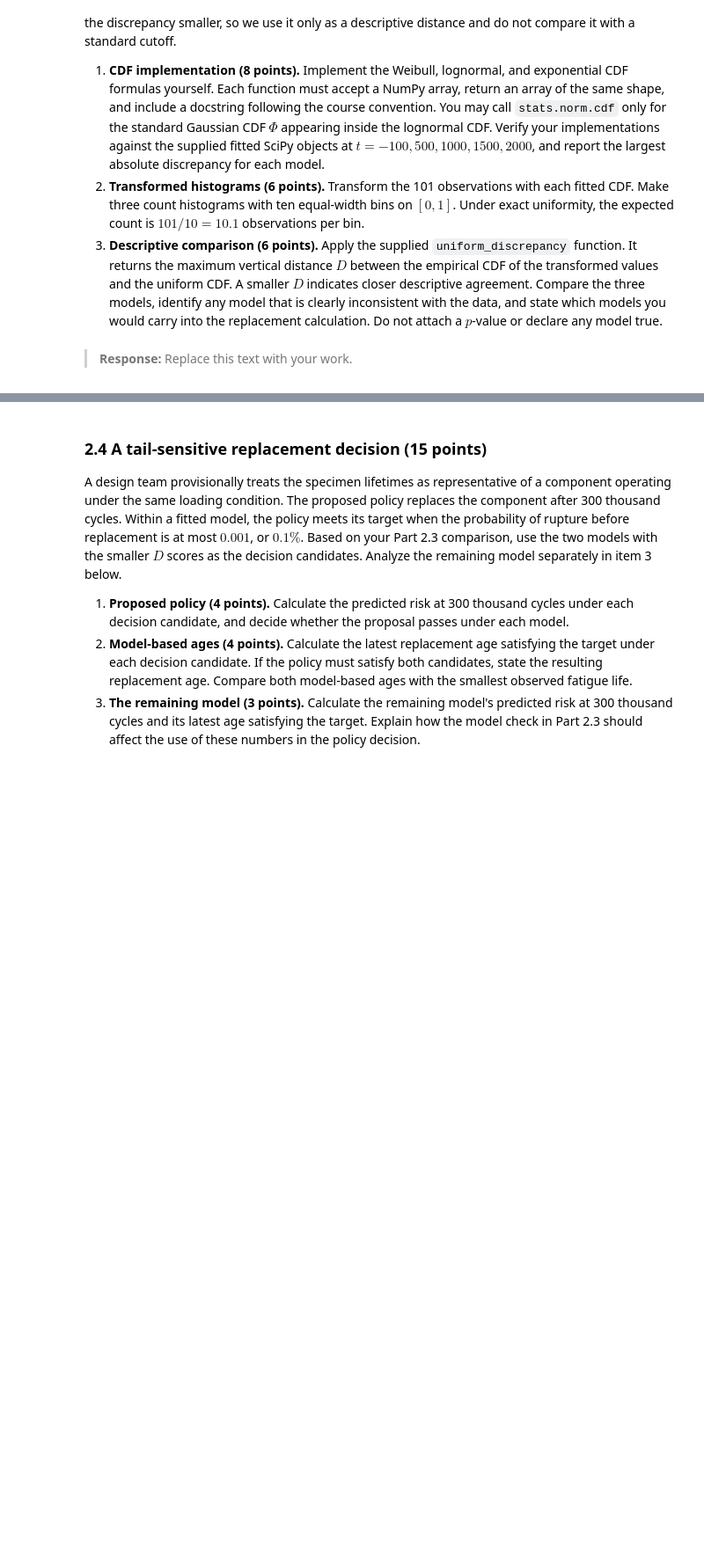
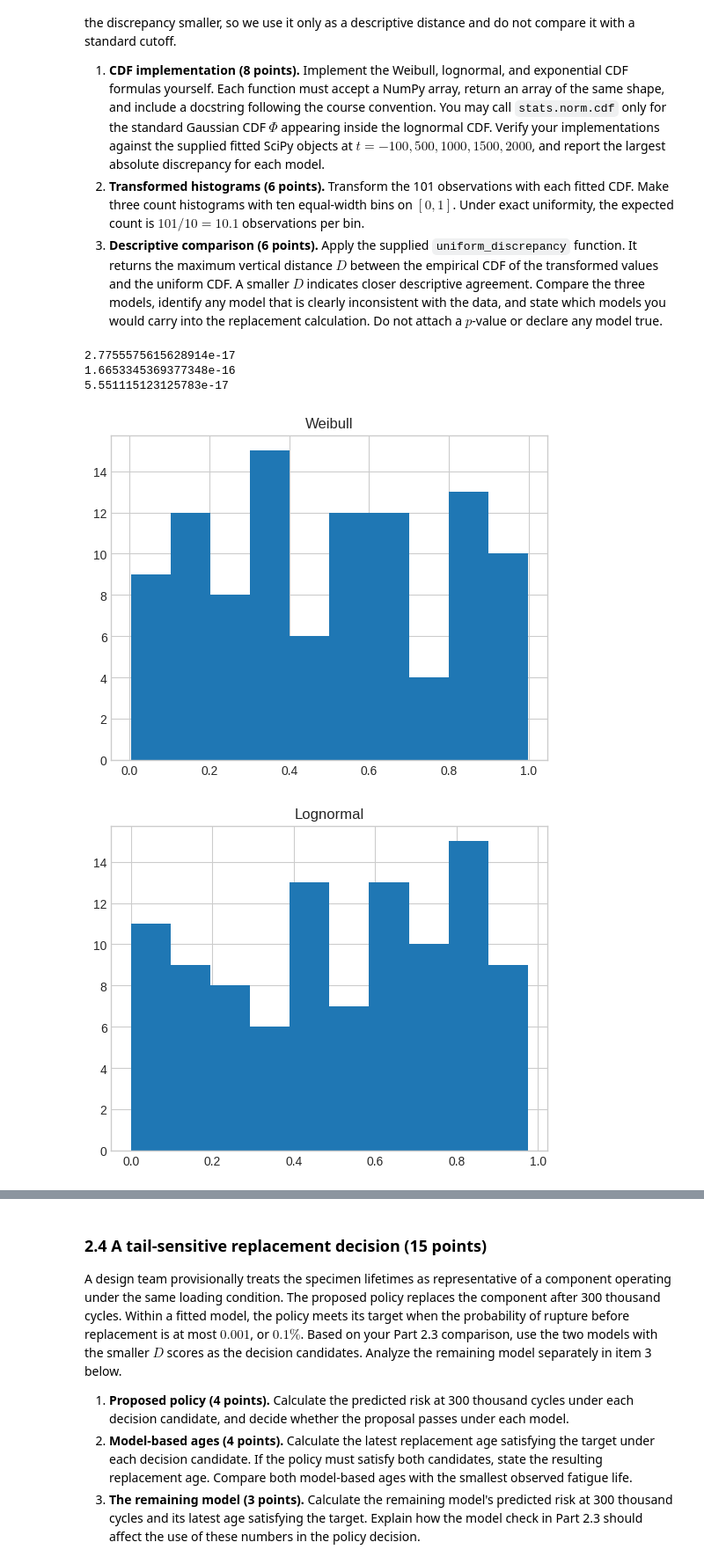
Before and after one commit to madvait/ME-539, a Jupyter notebook: lecturebook/homework/homework-01.ipynb, the cells around one changed output, grey strips where cells are left out. Shown at 88% size. Saved outputs shown, nothing was run; the diff lists cells and outputs as text; code cells hidden in the pictures; blank space fills up the shorter version.

```diff
--- a/lecturebook/homework/homework-01.ipynb
+++ b/lecturebook/homework/homework-01.ipynb
@@ -518,5 +518,44 @@ distance and do not compare it with a standard cutoff.
    calculation. Do not attach a $p$-value or declare any model true.
 # %%
 # YOUR CODE HERE
+def weibull_cdf(t):
+    t = np.asarray(t)
+    return np.where(t < 0, 0, 1 - np.exp(-(t / weibull_scale_hat)**weibull_shape_hat))
+
+def lognormal_cdf(t):
+    t = np.asarray(t)
+    return np.where(t <= 0, 0,
+                    stats.norm.cdf((np.log(t) - lognormal_mu_hat) / lognormal_shape_hat))
+
+def exponential_cdf(t):
+    t = np.asarray(t)
+    return np.where(t < 0, 0, 1 - np.exp(-t / exponential_scale_hat))
+
+test = np.array([-100, 500, 1000, 1500, 2000])
+
+print(np.max(np.abs(weibull_cdf(test) - weibull_model.cdf(test))))
+print(np.max(np.abs(lognormal_cdf(test) - lognormal_model.cdf(test))))
+print(np.max(np.abs(exponential_cdf(test) - exponential_model.cdf(test))))
+# %% [output]
+2.7755575615628914e-17
+1.6653345369377348e-16
+5.551115123125783e-17
-# %% [markdown]
-> **Response:** Replace this text with your work.
+# %%
+U_weibull = weibull_cdf(fatigue_life)
+U_lognormal = lognormal_cdf(fatigue_life)
+U_exponential = exponential_cdf(fatigue_life)
+
+plt.hist(U_weibull, bins=10)
+plt.title("Weibull")
+plt.show()
+
+plt.hist(U_lognormal, bins=10)
+plt.title("Lognormal")
+plt.show()
+
+plt.hist(U_exponential, bins=10)
+plt.title("Exponential")
+plt.show()
+# %% [output]
+[figure, added]
+[figure, added]
```
Also changed, not shown: parts of 5 cells of this notebook.
